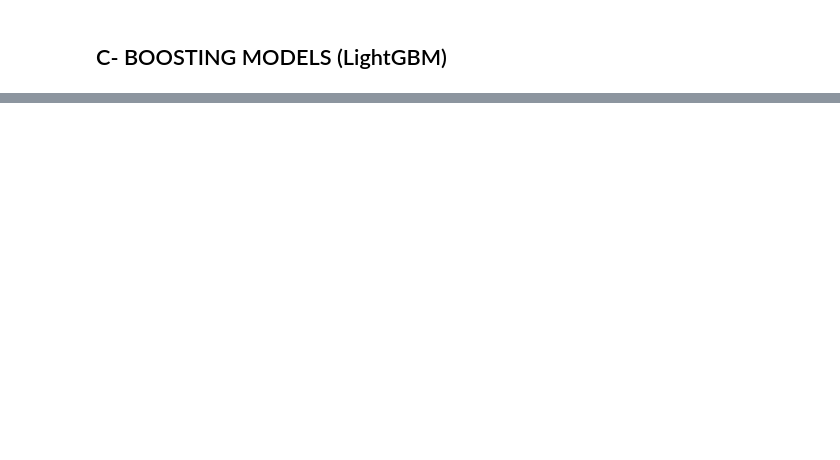
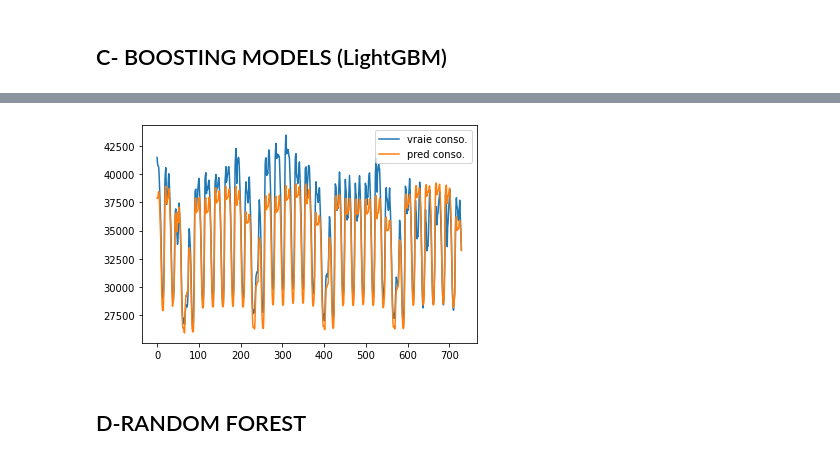
Before and after one commit to Ulrich777/EDSC-CHALLENGE-2021, a Jupyter notebook: Tutoriel.ipynb, the cells around one changed output, grey strips where cells are left out. Drawn from its saved outputs; the diff is of its cells as text; code cells hidden in the pictures; blank space fills up the shorter version.

```diff
--- a/Tutoriel.ipynb
+++ b/Tutoriel.ipynb
@@ -124,0 +220,33 @@ df_te[["Date","Heure","Consommation"]].to_csv("./subs/ols.csv", index=False)
+# %%
+PARAMS = {
+ 'objective':'mae',
+ 'reg_alpha': 0.1,
+ 'reg_lambda': 0.1,
+ 'n_estimators': 100,
+ 'learning_rate': 0.05,
+ 'random_state': 42,
+ "num_leaves": 128,
+ "verbose":-1
+}
+
+NUMCOLS = ["Jour_Mois"]
+CATCOLS = ["Mois", "Jour_Semaine", "Annee","heure"]
+# %%
+oof = np.zeros(y.shape)
+pred = np.zeros((Xe.shape[0], ))
+tgt_col = "Consommation"
+ROUNDS = 200
+
+print("="*50)
+for idx in range(NFOLDS):
+    tr_idx, val_idx = folds[idx]
+    lgb_tr = lgb.Dataset(train.iloc[tr_idx][NUMCOLS + CATCOLS], train.iloc[tr_idx][tgt_col])
+    lgb_val = lgb.Dataset(train.iloc[val_idx][NUMCOLS + CATCOLS], train.iloc[val_idx][tgt_col])
+    model = lgb.train(PARAMS, lgb_tr,valid_sets=[lgb_tr, lgb_val],verbose_eval=5,
+                      num_boost_round=ROUNDS,early_stopping_rounds=50)
+    oof[val_idx] = model.predict(train.iloc[val_idx][NUMCOLS + CATCOLS])
+    pred += model.predict(test[NUMCOLS + CATCOLS]) / NFOLDS
+    print(f"FOLD {idx +1} MAE:", mean_absolute_error(y[val_idx], oof[val_idx]))
+    print("="*50)
+#===============
+print("GLOBAL MAE:", mean_absolute_error(y, oof))
@@ -124,0 +349,7 @@ df_te[["Date","Heure","Consommation"]].to_csv("./subs/ols.csv", index=False)
+# %%
+plt.plot(y[-365*2:], label="vraie conso.")
+plt.plot(oof[-365*2:], label="pred conso.")
+plt.legend(loc="best")
+plt.show()
+# %% [output]
+[figure, added]
@@ -124,0 +359,2 @@ df_te[["Date","Heure","Consommation"]].to_csv("./subs/ols.csv", index=False)
+# %% [markdown]
+## D-RANDOM FOREST
```
Also changed, not shown: parts of 24 cells of this notebook.
